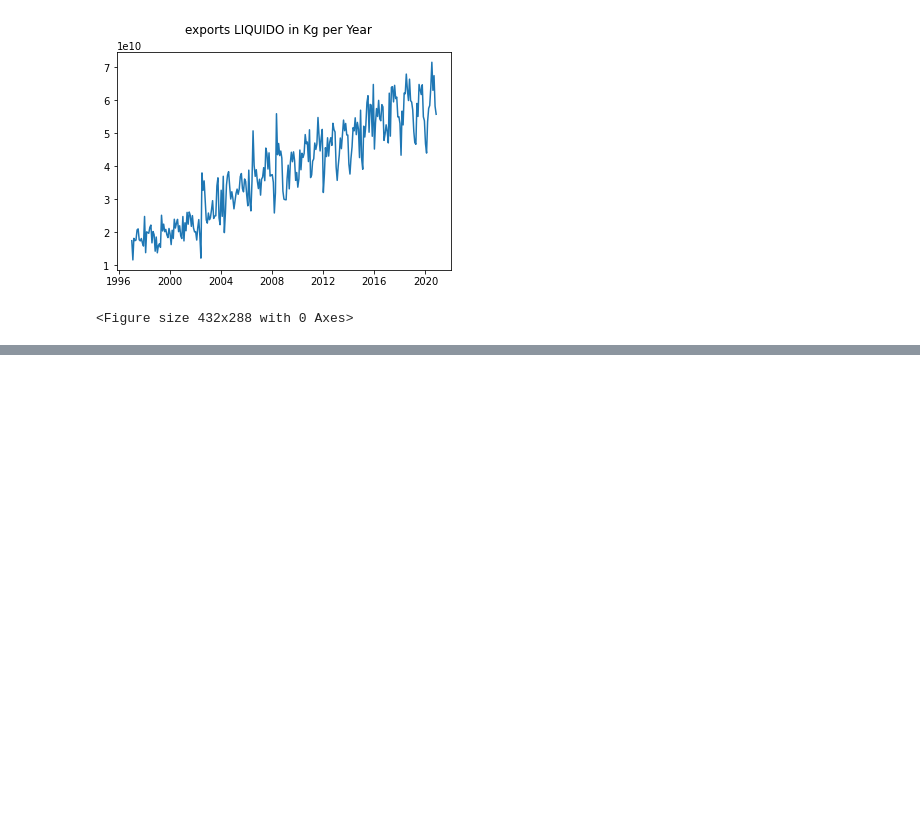
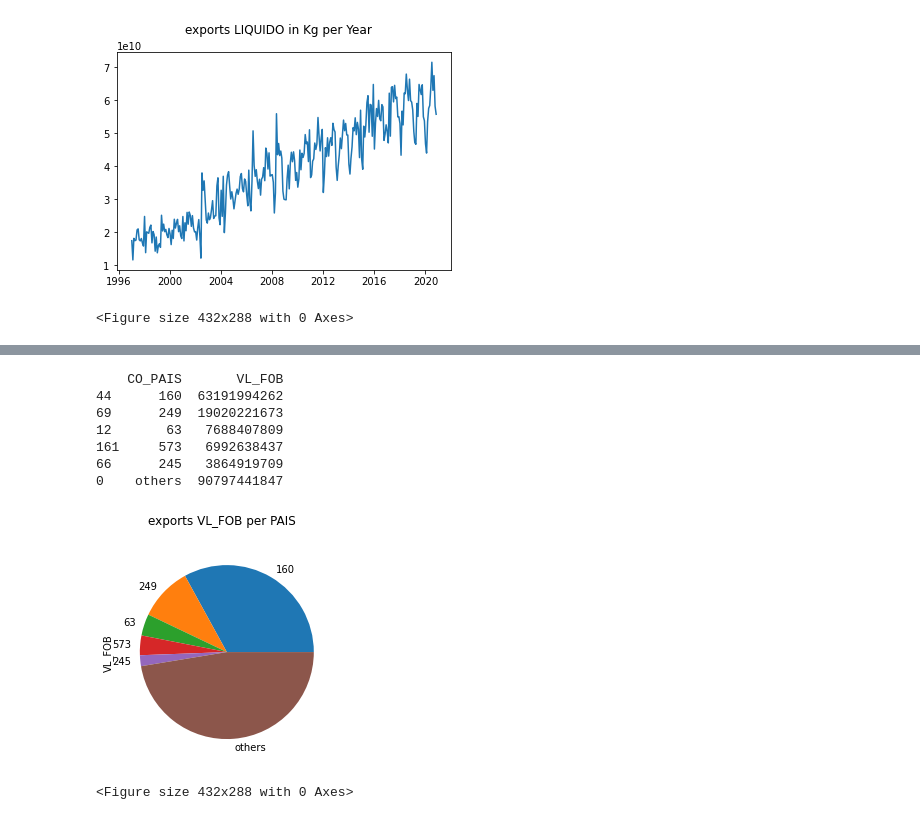
Before and after one commit to mariaadel/brazil-imp-exp, a Jupyter notebook: _sources/Exports.ipynb, the cells around one changed output, grey strips where cells are left out. Cells and saved outputs as stored; diff of their text form; code cells hidden in the pictures; blank space fills up the shorter version.

```diff
--- a/_sources/Exports.ipynb
+++ b/_sources/Exports.ipynb
@@ -26,0 +57,41 @@ plt.show()
+# %%
+from matplotlib import rcParams, cycler
+import matplotlib.pyplot as plt
+import numpy as np
+import pandas as pd
+import datetime
+filename = "./data/EXP_COMPLETA.zip"
+chunksize = 10 ** 6
+
+def process(chunk):
+  condition = (chunk.CO_ANO == 2020)
+  df = chunk[condition]
+  res = df.groupby(['CO_PAIS']).agg('sum').reset_index()[['VL_FOB', 'CO_PAIS']]
+  return res
+frames = []
+with pd.read_csv(filename, sep=";" ,chunksize=chunksize, squeeze=True) as reader:
+    for chunk in reader:
+        frames.append(process(chunk))
+df = pd.concat(frames).groupby(['CO_PAIS']).agg('sum').reset_index().sort_values('VL_FOB', ascending = False)
+max_countries = 5
+df2 = df[:max_countries].copy()
+new_row = pd.DataFrame(data = {
+    'CO_PAIS' : ['others'],
+    'VL_FOB' : [df['VL_FOB'][max_countries:].sum()]
+})
+df3 = pd.concat([df2, new_row])
+print(df3)
+plt.suptitle('exports VL_FOB per PAIS')
+df3.VL_FOB.plot.pie(labels=df3.CO_PAIS)
+plt.figure()
+plt.show()
+# %% [output]
+    CO_PAIS       VL_FOB
+44      160  63191994262
+69      249  19020221673
+12       63   7688407809
+161     573   6992638437
+66      245   3864919709
+0    others  90797441847
+[figure, added]
+<Figure size 432x288 with 0 Axes>
```
Also changed, not shown: parts of 3 cells of this notebook, 6 other files.
